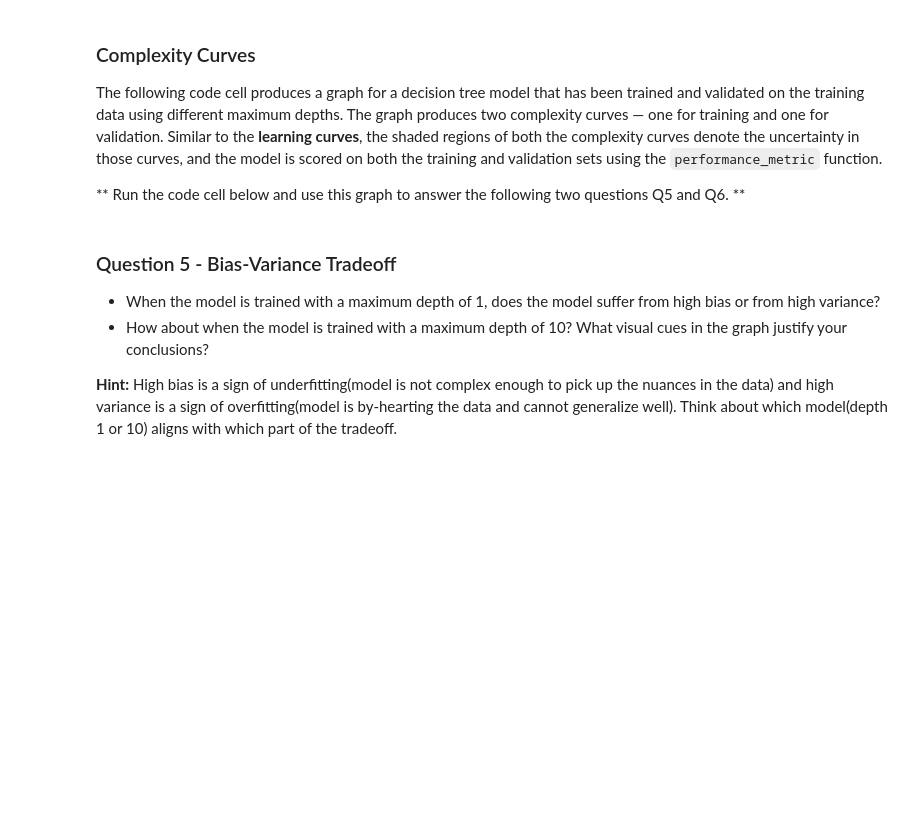
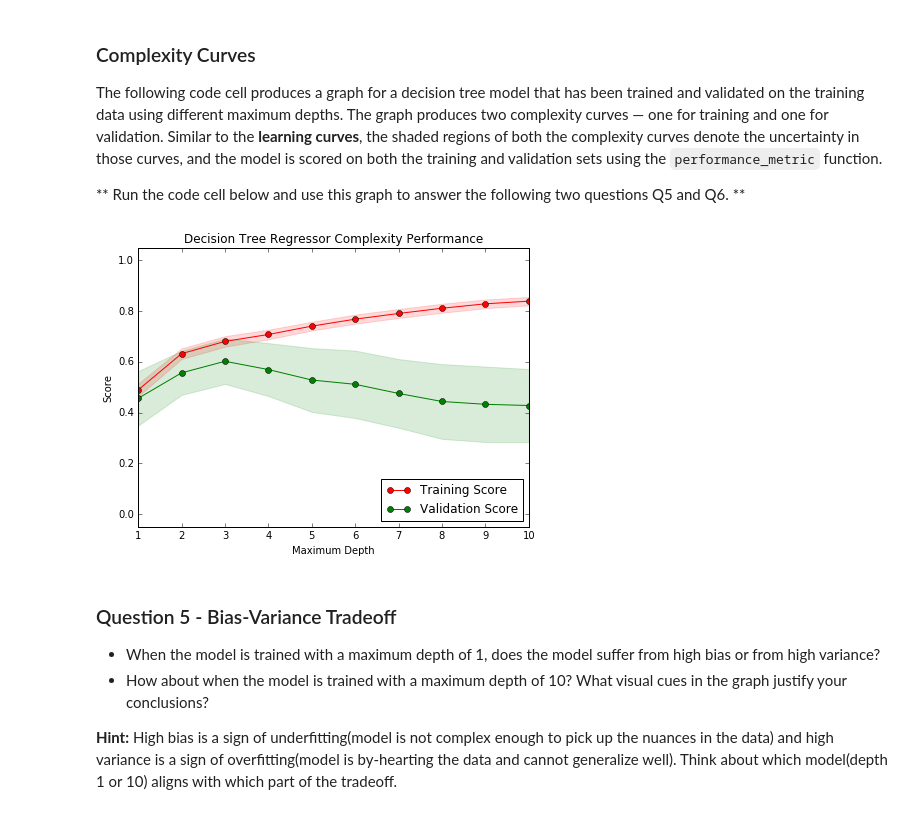
Before and after one commit to abhayalekal74/boston_housing, a Jupyter notebook: boston_housing.ipynb, the cells around one changed output. Drawn from its saved outputs; the diff is of its cells as text; code cells hidden in the pictures; blank space fills up the shorter version.

```diff
--- a/boston_housing.ipynb
+++ b/boston_housing.ipynb
@@ -246,7 +254,9 @@ The following code cell produces a graph for a decision tree model that has been
 
 ** Run the code cell below and use this graph to answer the following two questions Q5 and Q6. **
 # %%
-vs.ModelComplexity(X_train, y_train)
+vs.ModelComplexity(X_train.reshape(-1, 1), y_train)
+# %% [output]
+[figure, added]
 # %% [markdown]
 ### Question 5 - Bias-Variance Tradeoff
 * When the model is trained with a maximum depth of 1, does the model suffer from high bias or from high variance?
```
Also changed, not shown: parts of 8 cells of this notebook.
